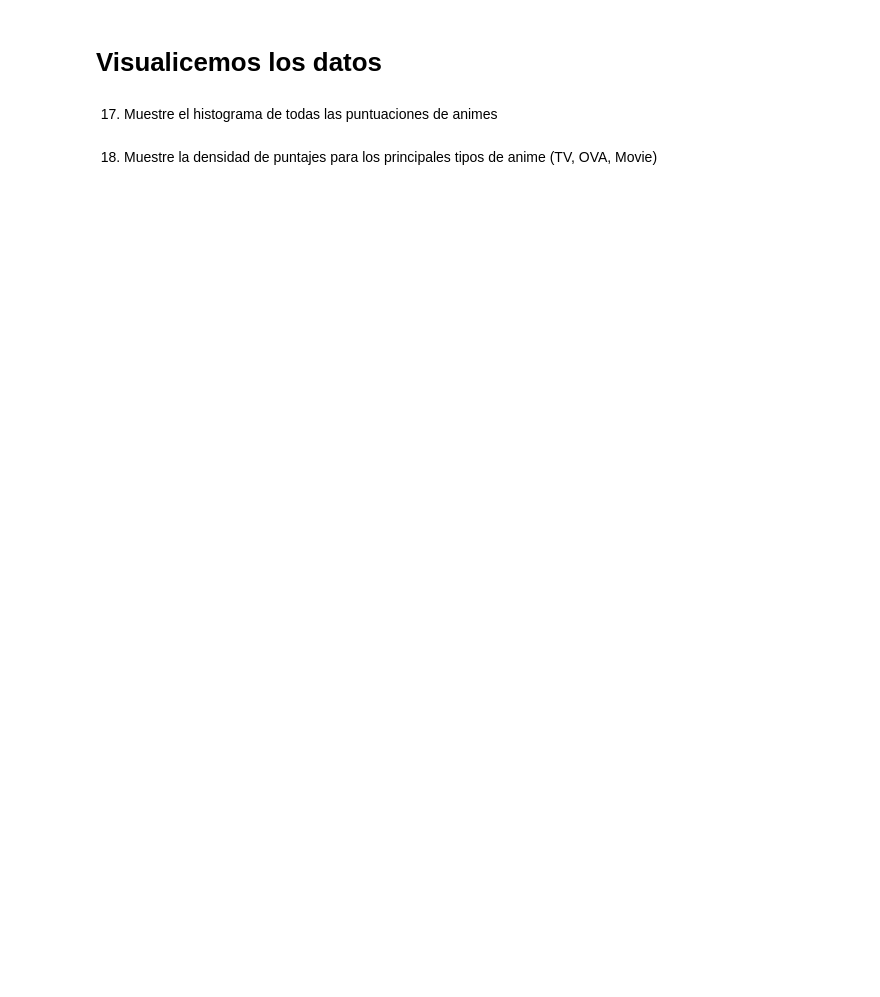
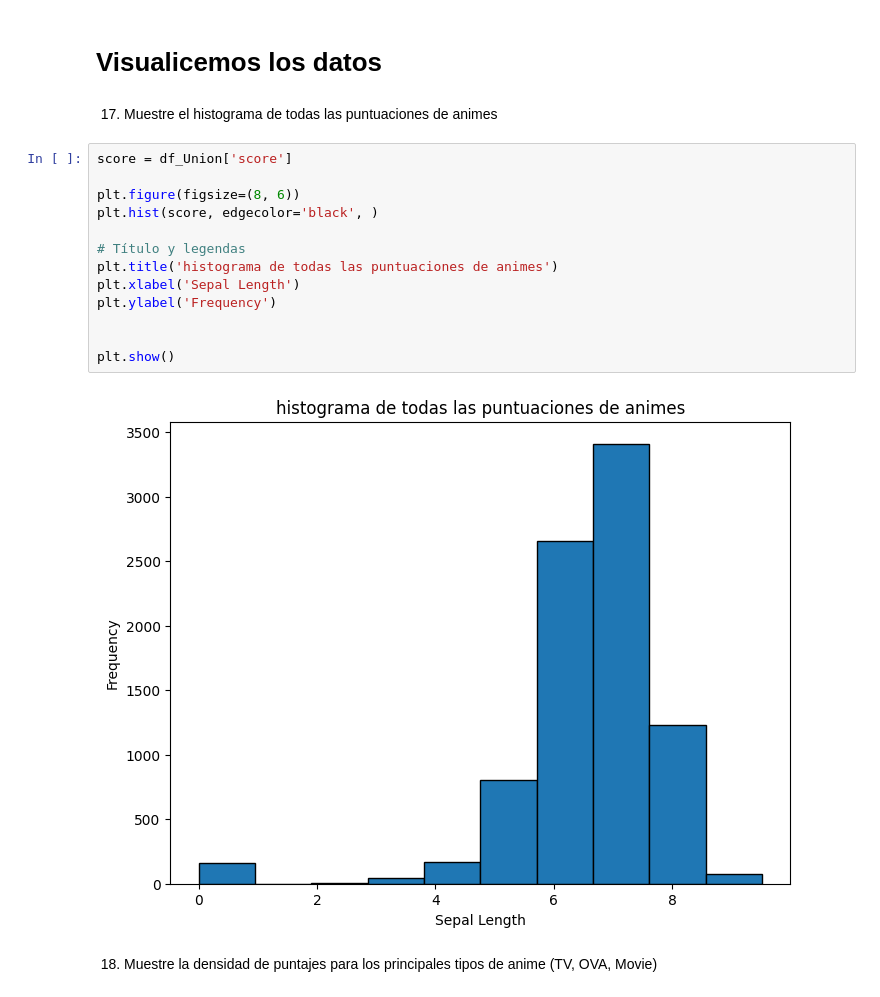
Before and after one commit to luckmpt/labs_mineria, a Jupyter notebook: Lab1/Laboratorio_1_2025.ipynb, the cells around one changed output. Drawn from its saved outputs; the diff is of its cells as text; blank space fills up the shorter version.

```diff
--- a/Lab1/Laboratorio_1_2025.ipynb
+++ b/Lab1/Laboratorio_1_2025.ipynb
@@ -303,5 +350,20 @@ R:
 # Visualicemos los datos
 # %% [markdown]
 17. Muestre el histograma de todas las puntuaciones de animes
+# %%
+score = df_Union['score']
+
+plt.figure(figsize=(8, 6))
+plt.hist(score, edgecolor='black', )
+
+# Título y legendas
+plt.title('histograma de todas las puntuaciones de animes')
+plt.xlabel('Sepal Length')
+plt.ylabel('Frequency')
+
+
+plt.show()
+# %% [output]
+[figure, added]
 # %% [markdown]
 18. Muestre la densidad de puntajes para los principales tipos de anime (TV, OVA, Movie)
```
Also changed, not shown: parts of 10 cells of this notebook.
